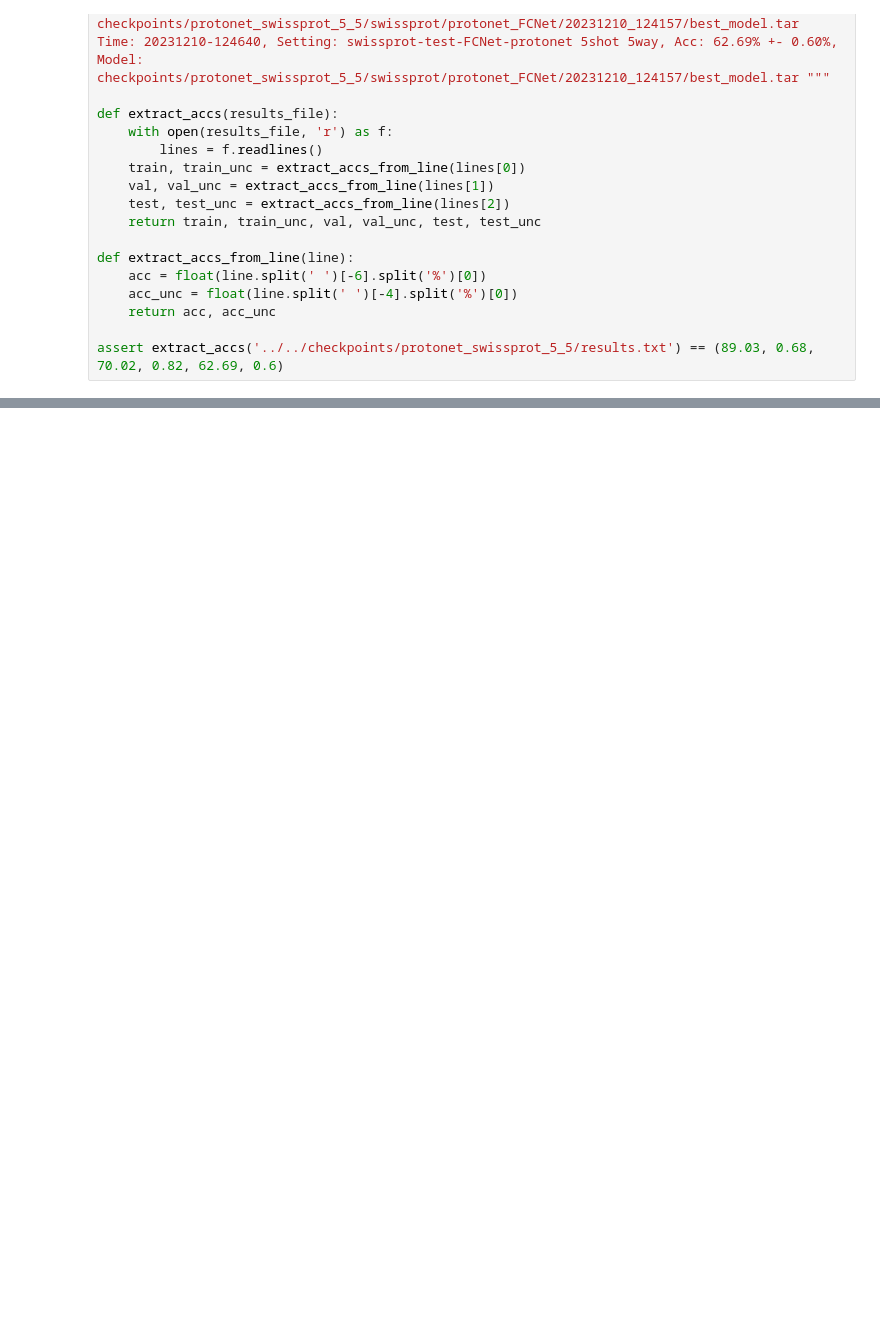
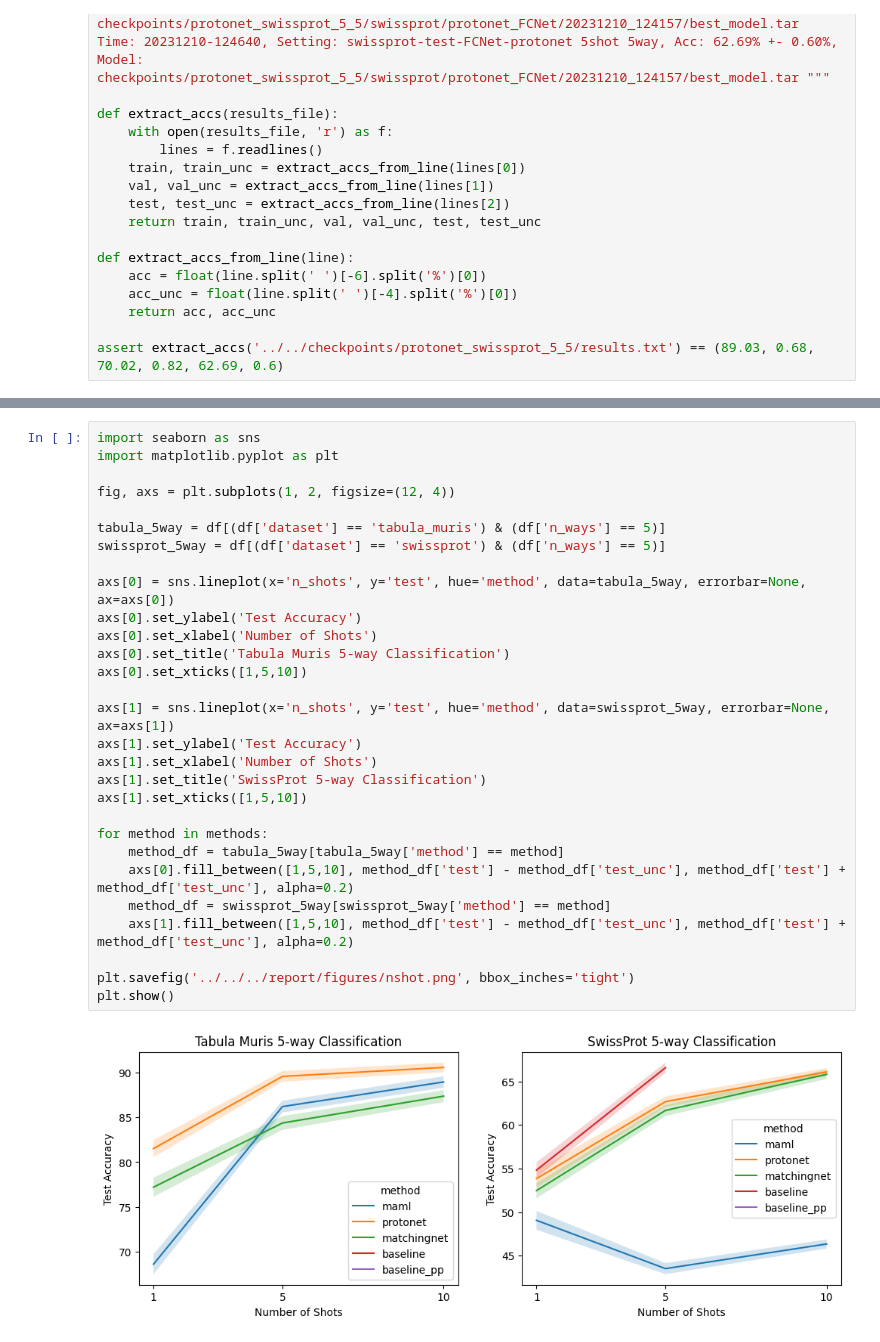
Before and after one commit to kaimashimo/dl4bm-project, a Jupyter notebook: fewshotbench/experiments/baselines/collate_results.ipynb, the cells around one changed output, grey strips where cells are left out. Saved outputs shown, nothing was run; the diff lists cells and outputs as text; blank space fills up the shorter version.

Commit message:
feat: add figures and saved report elements

```diff
--- a/fewshotbench/experiments/baselines/collate_results.ipynb
+++ b/fewshotbench/experiments/baselines/collate_results.ipynb
@@ -65,0 +80,31 @@ NameError: name 'pd' is not defined
+# %%
+import seaborn as sns
+import matplotlib.pyplot as plt
+
+fig, axs = plt.subplots(1, 2, figsize=(12, 4))
+
+tabula_5way = df[(df['dataset'] == 'tabula_muris') & (df['n_ways'] == 5)]
+swissprot_5way = df[(df['dataset'] == 'swissprot') & (df['n_ways'] == 5)]
+
+axs[0] = sns.lineplot(x='n_shots', y='test', hue='method', data=tabula_5way, errorbar=None, ax=axs[0])
+axs[0].set_ylabel('Test Accuracy')
+axs[0].set_xlabel('Number of Shots')
+axs[0].set_title('Tabula Muris 5-way Classification')
+axs[0].set_xticks([1,5,10])
+
+axs[1] = sns.lineplot(x='n_shots', y='test', hue='method', data=swissprot_5way, errorbar=None, ax=axs[1])
+axs[1].set_ylabel('Test Accuracy')
+axs[1].set_xlabel('Number of Shots')
+axs[1].set_title('SwissProt 5-way Classification')
+axs[1].set_xticks([1,5,10])
+
+for method in methods:
+    method_df = tabula_5way[tabula_5way['method'] == method]
+    axs[0].fill_between([1,5,10], method_df['test'] - method_df['test_unc'], method_df['test'] + method_df['test_unc'], alpha=0.2)
+    method_df = swissprot_5way[swissprot_5way['method'] == method]
+    axs[1].fill_between([1,5,10], method_df['test'] - method_df['test_unc'], method_df['test'] + method_df['test_unc'], alpha=0.2)
+
+plt.savefig('../../../report/figures/nshot.png', bbox_inches='tight')
+plt.show()
+# %% [output]
+[figure, added]
```
Also changed, not shown: parts of 2 cells of this notebook, 2 other files.
